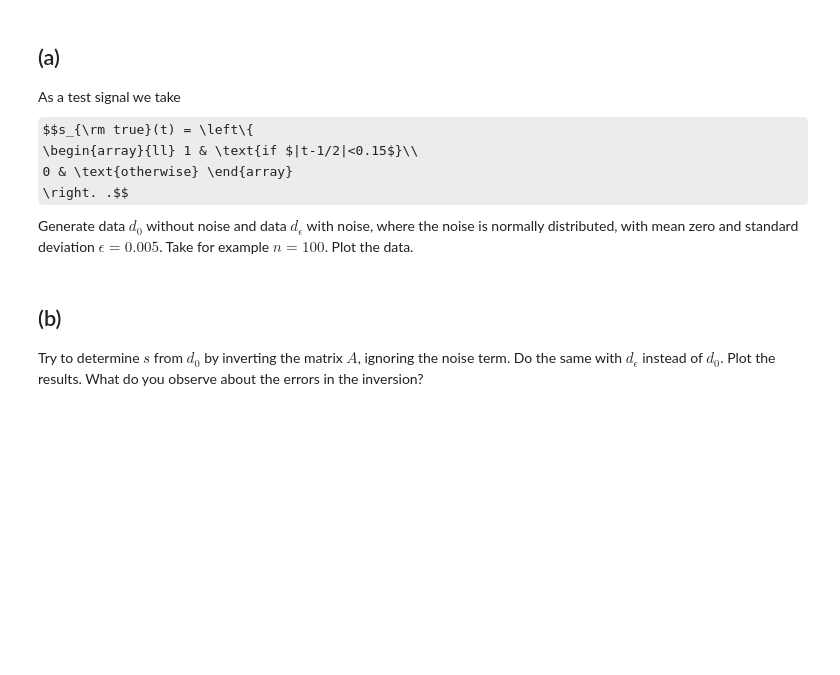
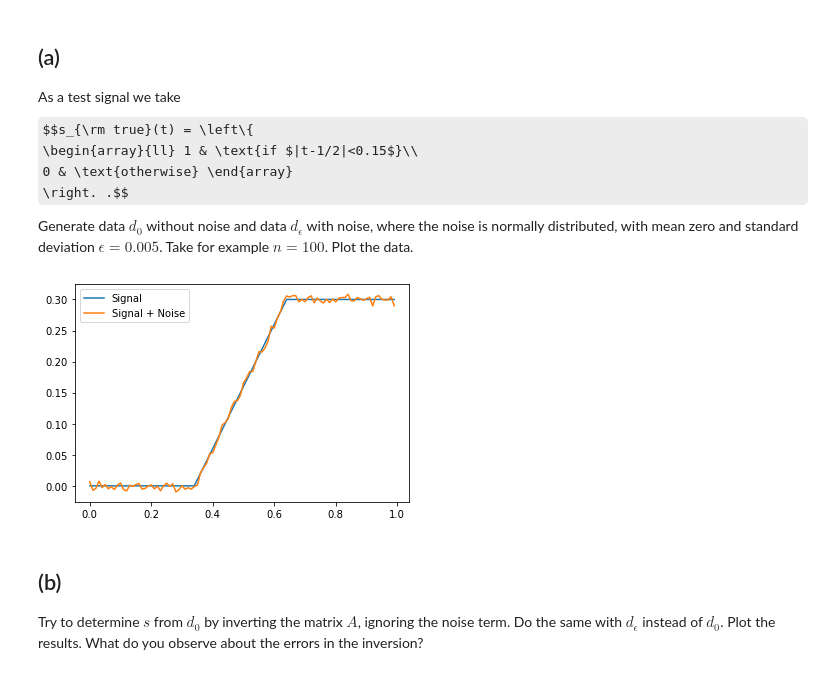
Before and after one commit to JaccovanWijk/NAHomework, a Jupyter notebook: Homework 3/Flo.ipynb, the cells around one changed output. Cells and saved outputs as stored; diff of their text form; code cells hidden in the pictures; some formulas as TeX source; blank space fills up the shorter version.

```diff
--- a/Homework 3/Flo.ipynb
+++ b/Homework 3/Flo.ipynb
@@ -64,7 +76,25 @@ $$s_{\rm true}(t) = \left\{
 Generate data $d_0$ without noise and data $d_\epsilon$ with noise, where the noise is normally distributed, with mean zero and standard deviation $\epsilon = 0.005$.
 Take for example $n=100$. Plot the data.
 # %%
-# YOUR CODE HERE
+def signal(s,n,noise=True):
+    signal =[]
+    h= 1/n
+    A = h*np.tril(np.ones((n,n)))
+    t = np.arange(0,1,1/n)
+    s = np.where(abs(t-0.5)<0.15,1,0)
+    if noise == False:
+        return t,np.dot(A,s)
+    if noise == True:
+        d = np.random.normal(0,0.005,n)
+        #print(d)
+        return t,(np.dot(A,s)+d)
+
+plt.plot(*(signal(t,100,noise=False)),label='Signal')
+plt.plot(*(signal(t,100,noise=True)),label='Signal + Noise')
+plt.legend()
+plt.show()
+# %% [output]
+[figure, added]
 # %% [markdown]
 ## (b)
 Try to determine $s$ from $d_0$ by inverting the matrix $A$, ignoring the noise term.
```
Also changed, not shown: parts of 6 cells of this notebook.
